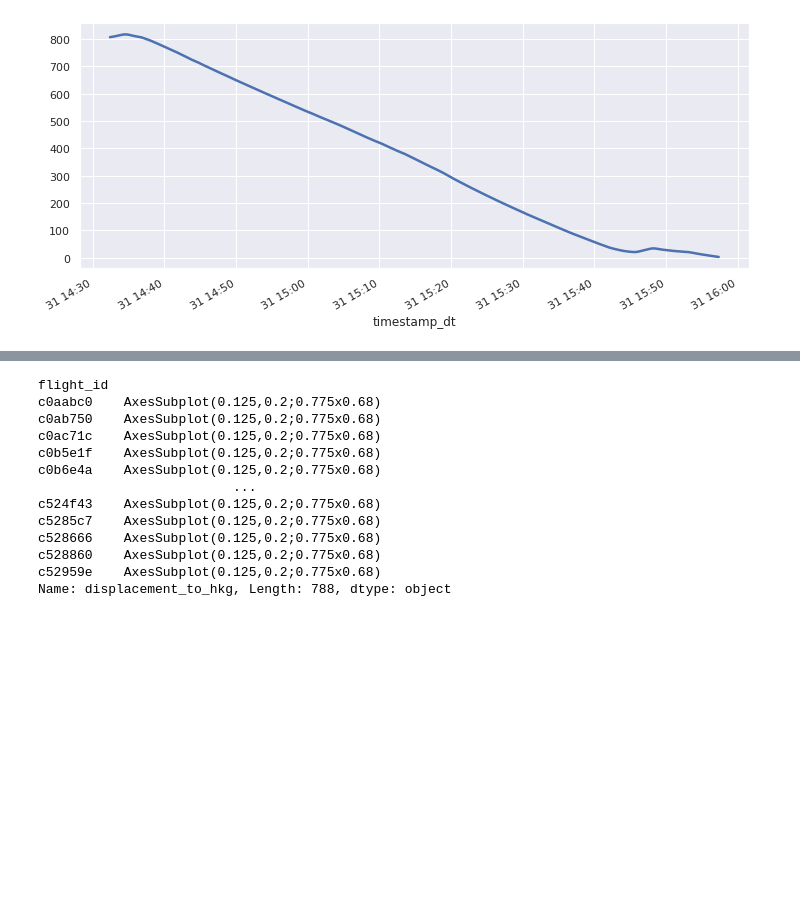
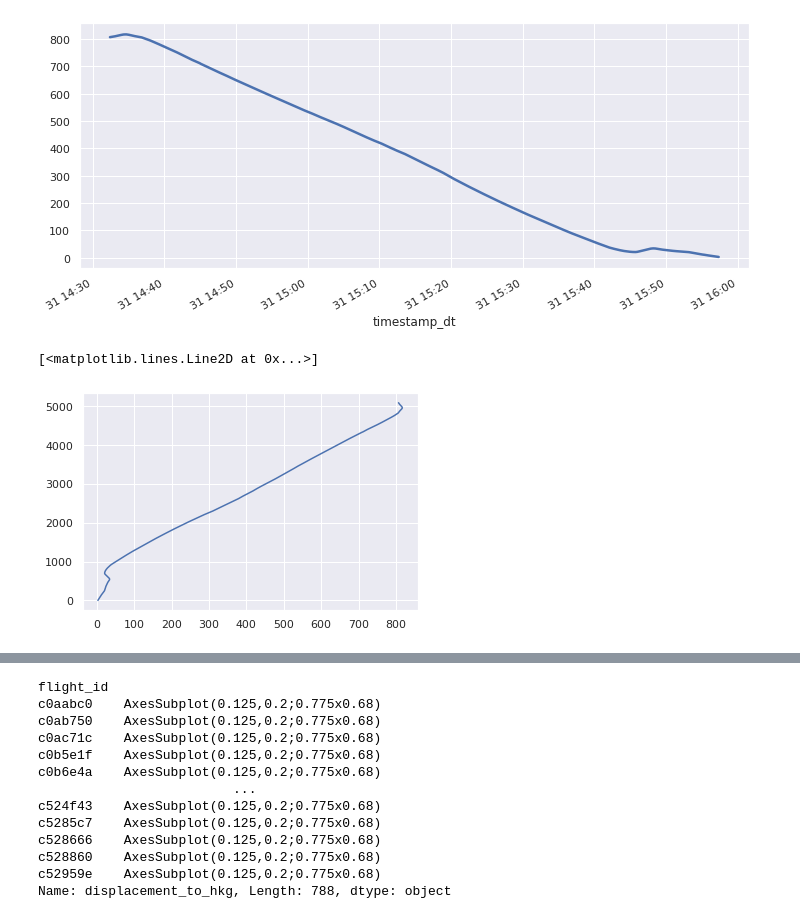
Before and after one commit to ngweiern/ga-dsi-capstone, a Jupyter notebook: code/02b-modeling-every-time-interval.ipynb, the cells around one changed output, grey strips where cells are left out. Cells and saved outputs as stored; diff of their text form; code cells hidden in the pictures; blank space fills up the shorter version.

Commit message:
added data viz and saved models

```diff
--- a/code/02b-modeling-every-time-interval.ipynb
+++ b/code/02b-modeling-every-time-interval.ipynb
@@ -68,5 +48,11 @@ data.loc[data['flight_id'] == 'c0aabc0', 'displacement_to_hkg'].plot(lw=2.5, fig
 # %% [output]
 <matplotlib.axes._subplots.AxesSubplot at 0x...>
 [figure]
+# %%
+plt.plot(data.loc[data['flight_id'] == 'c0aabc0', 'displacement_to_hkg'],
+         data.loc[data['flight_id'] == 'c0aabc0', 'calculated_time_before_arrival'])
+# %% [output]
+[<matplotlib.lines.Line2D at 0x...>]
+[figure, added]
 # %%
 linreg = LinearRegression()
```
Also changed, not shown: parts of 3 cells of this notebook, 7 other files.
